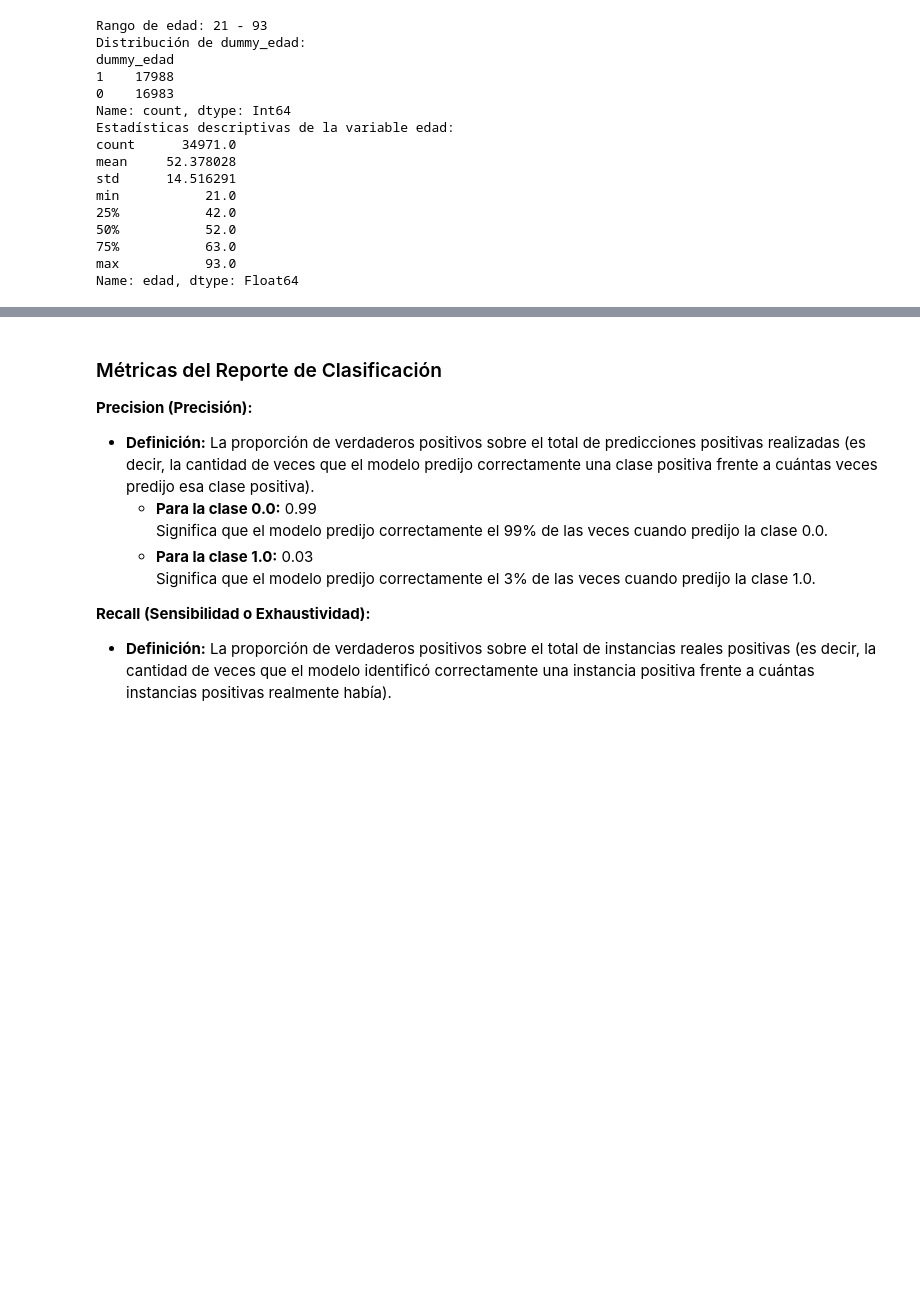
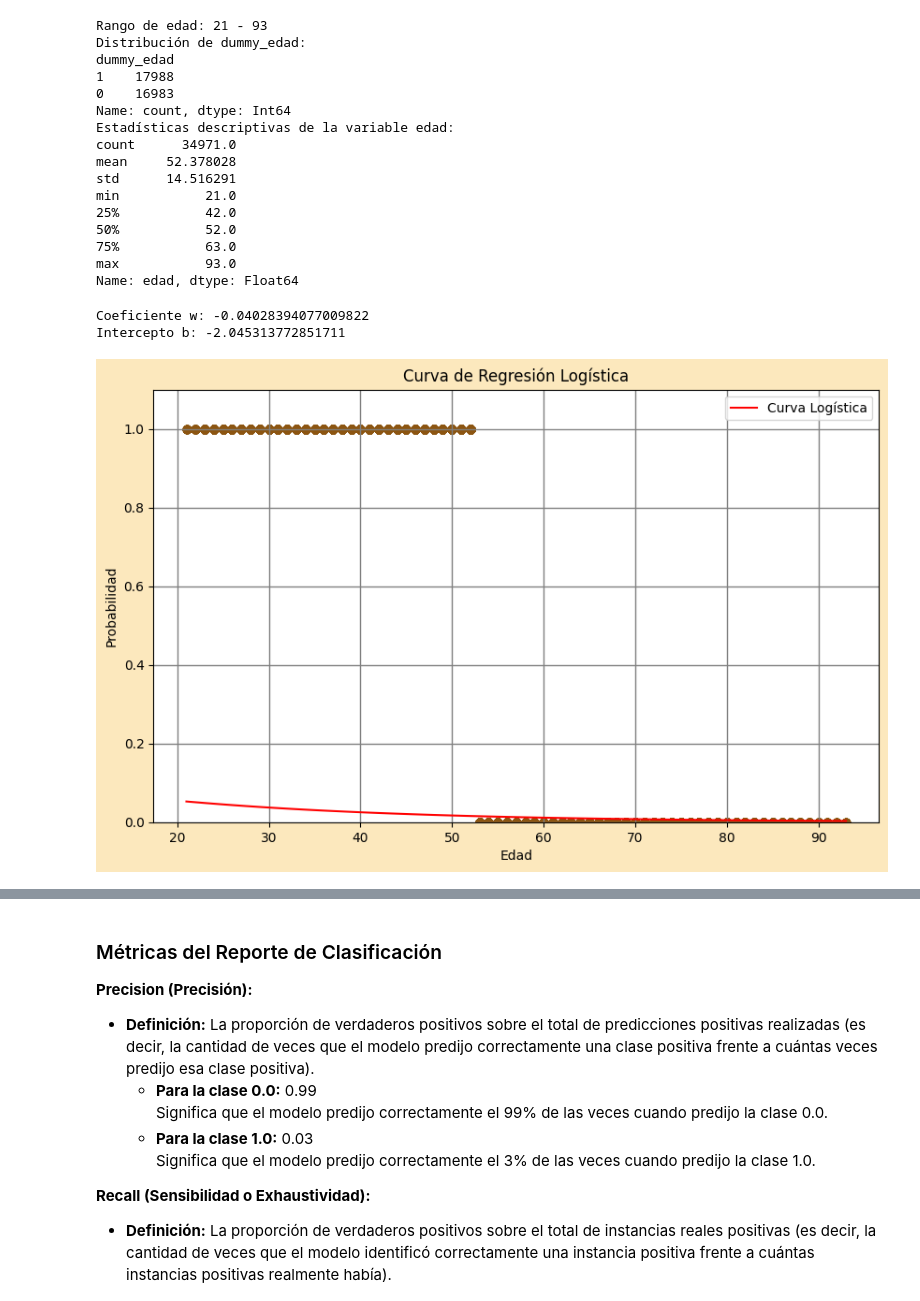
Before and after one commit to osirisberbesia/laboratoria-riesgo-relativo, a Jupyter notebook: Proyecto3_RiesgoRelativo_Hito3.ipynb, the cells around one changed output, grey strips where cells are left out. Cells and saved outputs as stored; diff of their text form; code cells hidden in the pictures; blank space fills up the shorter version.

```diff
--- a/Proyecto3_RiesgoRelativo_Hito3.ipynb
+++ b/Proyecto3_RiesgoRelativo_Hito3.ipynb
@@ -141,4 +111,40 @@ min           21.0
 75%           63.0
 max           93.0
 Name: edad, dtype: Float64
+# %%
+X = train[['edad']].values  # Variable predictora continua
+y = train['flag'].values  # Variable objetivo binaria
+
+
+model = LogisticRegression()
+model.fit(X, y)
+
+w = model.coef_[0][0]
+b = model.intercept_[0]
+
+print(f'Coeficiente w: {w}')
+print(f'Intercepto b: {b}')
+
+
+# Generate x values and compute corresponding y probabilities
+x = np.linspace(X.min(), X.max(), 100)
+y_prob = 1 / (1 + np.exp(-(w * x + b)))
+
+# Plotting
+plt.figure(figsize=(10, 6))
+plt.plot(x, y_prob, '-r', label='Curva Logística')
+plt.ylim(0, 1.1)
+plt.xlabel('Edad')
+plt.ylabel('Probabilidad')
+plt.title('Curva de Regresión Logística')
+plt.legend()
+plt.scatter(train['edad'], train['dummy_edad'], color='#8C5511', label='Datos Reales')  # Color de los datos reales
+plt.grid(True, color='grey', linestyle='-', linewidth=1)  # Color y grosor de la cuadrícula
+plt.gca().patch.set_facecolor('white')  # Color de fondo del área de los ejes
+plt.gcf().set_facecolor('#fce8bd')  # Color de fondo de la figura
+plt.show()
+# %% [output]
+Coeficiente w: -0.04028394077009822
+Intercepto b: -2.045313772851711
+[figure, added]
 # %%
```
Also changed, not shown: parts of 7 cells of this notebook.
